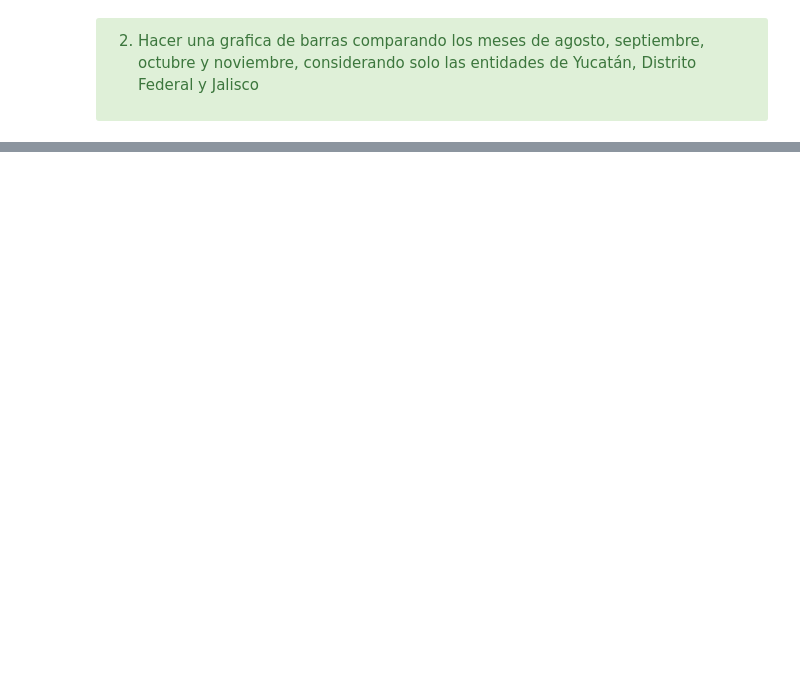
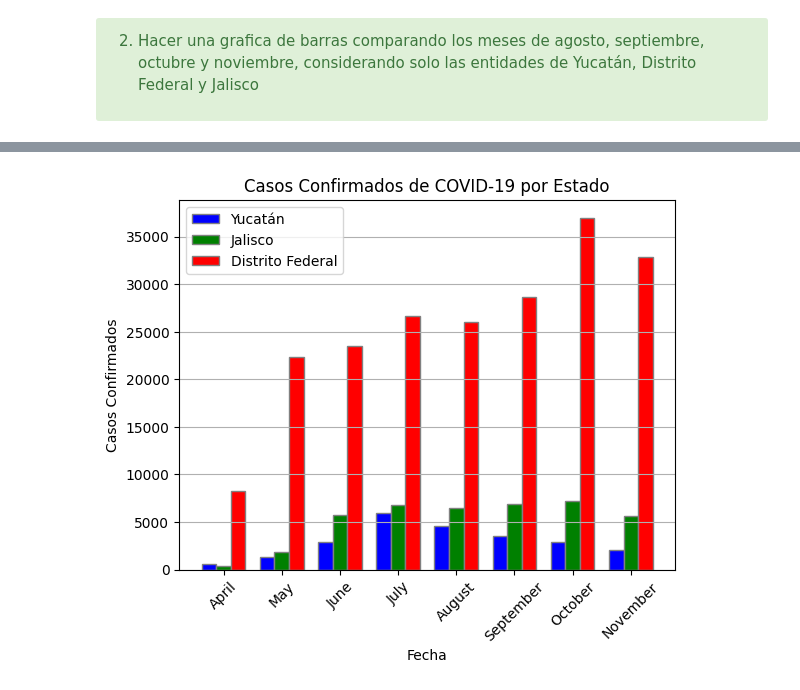
Before and after one commit to depresionTropical/data-science-class, a Jupyter notebook: CD_12_Visualizacion_Matplotlib/CD_12_Ejercicio_VictorHugo-MartinezGonzalez.ipynb, the cells around one changed output, grey strips where cells are left out. Drawn from its saved outputs; the diff is of its cells as text; code cells hidden in the pictures; blank space fills up the shorter version.

```diff
--- a/CD_12_Visualizacion_Matplotlib/CD_12_Ejercicio_VictorHugo-MartinezGonzalez.ipynb
+++ b/CD_12_Visualizacion_Matplotlib/CD_12_Ejercicio_VictorHugo-MartinezGonzalez.ipynb
@@ -214,3 +244,6 @@ df_nacional
 2. Hacer una grafica de barras comparando  los meses de agosto, septiembre, octubre y noviembre, considerando solo las entidades de Yucatán, Distrito Federal  y Jalisco
 
 </div>
+# %%
+df_estado = df_nuevo[['YUCATAN', 'DISTRITO FEDERAL', 'JALISCO']].loc['2020-04-01':'2020-11-29'].resample('ME').sum()
+df_estado
@@ -216,0 +260,23 @@ df_nacional
+# %%
+width = 0.25
+
+r1 = np.arange(len(df_estado))
+r2 = [x + width for x in r1]
+r3 = [x + width for x in r2]
+
+
+plt.bar(r1, df_estado['YUCATAN'].values, color='blue', width=width, edgecolor='grey', label='Yucatán')
+plt.bar(r2, df_estado['JALISCO'].values, color='green', width=width, edgecolor='grey', label='Jalisco')
+plt.bar(r3, df_estado['DISTRITO FEDERAL'].values, color='red', width=width, edgecolor='grey', label='Distrito Federal')
+
+plt.xlabel('Fecha')
+plt.ylabel('Casos Confirmados')
+plt.title('Casos Confirmados de COVID-19 por Estado')
+plt.xticks([r + width for r in range(len(df_estado))], df_estado.index.strftime('%B'))
+plt.xticks(rotation=45)
+plt.grid(axis='y')
+
+plt.legend()
+plt.show()
+# %% [output]
+[figure, added]
```
Also changed, not shown: parts of 6 cells of this notebook, 2 other files.
